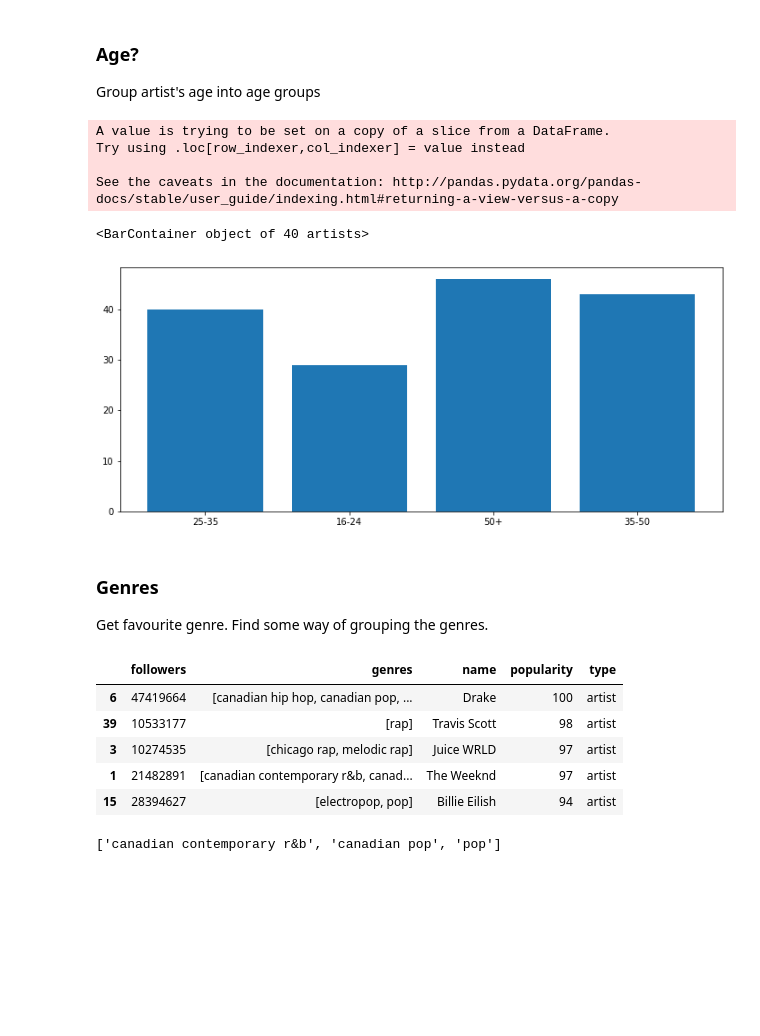
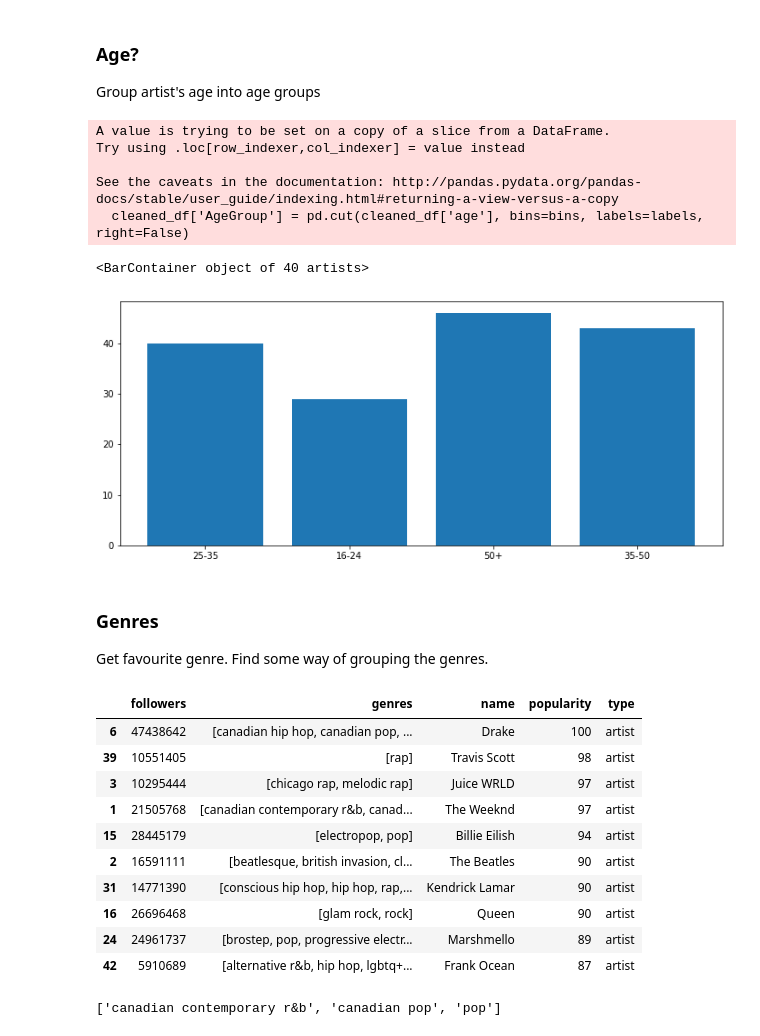
Before and after one commit to jacKlinc/spotify-usage-analysis, a Jupyter notebook: notebooks/1_spotipy_scraping_src.ipynb, the cells around one changed output. Drawn from its saved outputs; the diff is of its cells as text; code cells hidden in the pictures; blank space fills up the shorter version.

```diff
--- a/notebooks/1_spotipy_scraping_src.ipynb
+++ b/notebooks/1_spotipy_scraping_src.ipynb
@@ -606,37 +611,47 @@ ax.bar(countries_group.index, countries_group)
 ### Age?
 Group artist's age into age groups
 # %%
-# Remove 'n/a'
-cleaned_df = my_top50_artist_country.loc[my_top50_artist_country.age != 'n/a']
+def get_age_groups(top50_df):
+    """Pass Top 50 artists and returns age group of those artists"""
+    # Remove 'n/a'
+    cleaned_df = top50_df.loc[top50_df.age != 'n/a']
 
-# Define age groups
-bins= [0,15,24,35,50,110]
-labels = ['0-15', '16-24', '25-35', '35-50', '50+']
-cleaned_df['AgeGroup'] = pd.cut(cleaned_df['age'], bins=bins, labels=labels, right=False)
+    # Define age groups
+    bins= [0,15,24,35,50,110]
+    labels = ['0-15', '16-24', '25-35', '35-50', '50+']
+    return pd.cut(cleaned_df['age'], bins=bins, labels=labels, right=False)
+
+age_groups = get_age_groups(my_top50_artist_country)
 
 # Plot
 fig, ax = plt.subplots(figsize=(12,5))
-ax.bar(cleaned_df['AgeGroup'], cleaned_df.index)
+ax.bar(age_groups, age_groups.index)
 # %% [output]
 A value is trying to be set on a copy of a slice from a DataFrame.
 Try using .loc[row_indexer,col_indexer] = value instead
 
 See the caveats in the documentation: http://pandas.pydata.org/pandas-docs/stable/user_guide/indexing.html#returning-a-view-versus-a-copy
+  cleaned_df['AgeGroup'] = pd.cut(cleaned_df['age'], bins=bins, labels=labels, right=False)
 <BarContainer object of 40 artists>
 [figure]
 # %% [markdown]
 ### Genres
 Get favourite genre. Find some way of grouping the genres.
 # %%
-top5 = artists.head(5)
+top5 = artists.head(10)
 top5
 # %% [output]
 |  | followers | genres | name | popularity | type |
-| 6 | 47419664 | [canadian hip hop, canadian pop, ... | Drake | 100 | artist |
-| 39 | 10533177 | [rap] | Travis Scott | 98 | artist |
-| 3 | 10274535 | [chicago rap, melodic rap] | Juice WRLD | 97 | artist |
-| 1 | 21482891 | [canadian contemporary r&b, canad... | The Weeknd | 97 | artist |
-| 15 | 28394627 | [electropop, pop] | Billie Eilish | 94 | artist |
+| 6 | 47438642 | [canadian hip hop, canadian pop, ... | Drake | 100 | artist |
+| 39 | 10551405 | [rap] | Travis Scott | 98 | artist |
+| 3 | 10295444 | [chicago rap, melodic rap] | Juice WRLD | 97 | artist |
+| 1 | 21505768 | [canadian contemporary r&b, canad... | The Weeknd | 97 | artist |
+| 15 | 28445179 | [electropop, pop] | Billie Eilish | 94 | artist |
+| 2 | 16591111 | [beatlesque, british invasion, cl... | The Beatles | 90 | artist |
+| 31 | 14771390 | [conscious hip hop, hip hop, rap,... | Kendrick Lamar | 90 | artist |
+| 16 | 26696468 | [glam rock, rock] | Queen | 90 | artist |
+| 24 | 24961737 | [brostep, pop, progressive electr... | Marshmello | 89 | artist |
+| 42 | 5910689 | [alternative r&b, hip hop, lgbtq+... | Frank Ocean | 87 | artist |
 # %%
 top5.genres[1]
 # %% [output]
```
Also changed, not shown: parts of 7 cells of this notebook, 1 other file.
